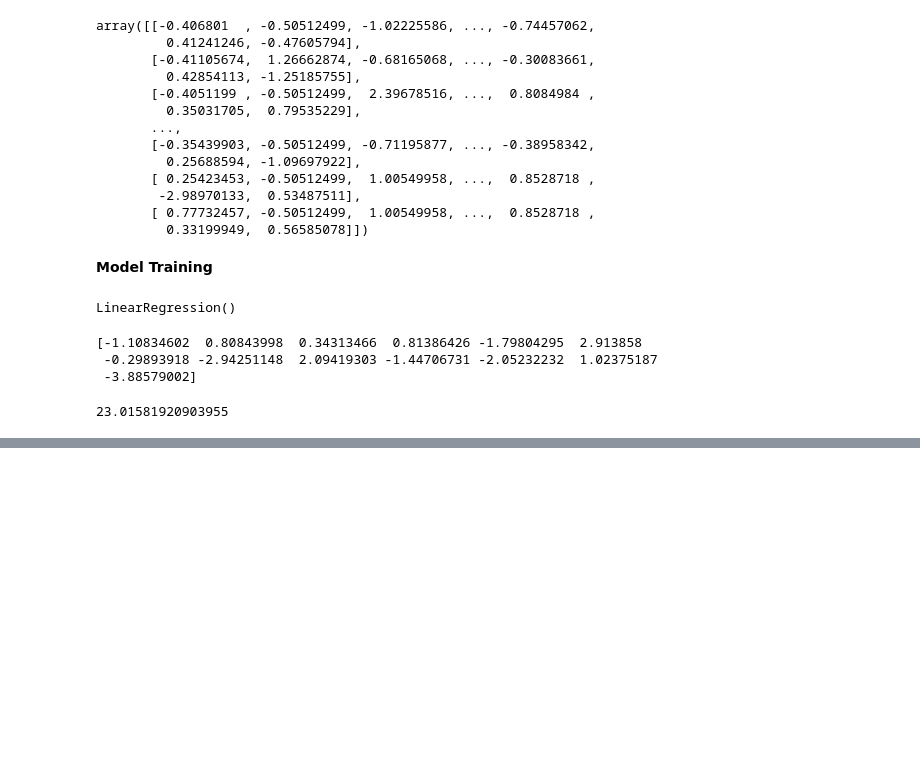
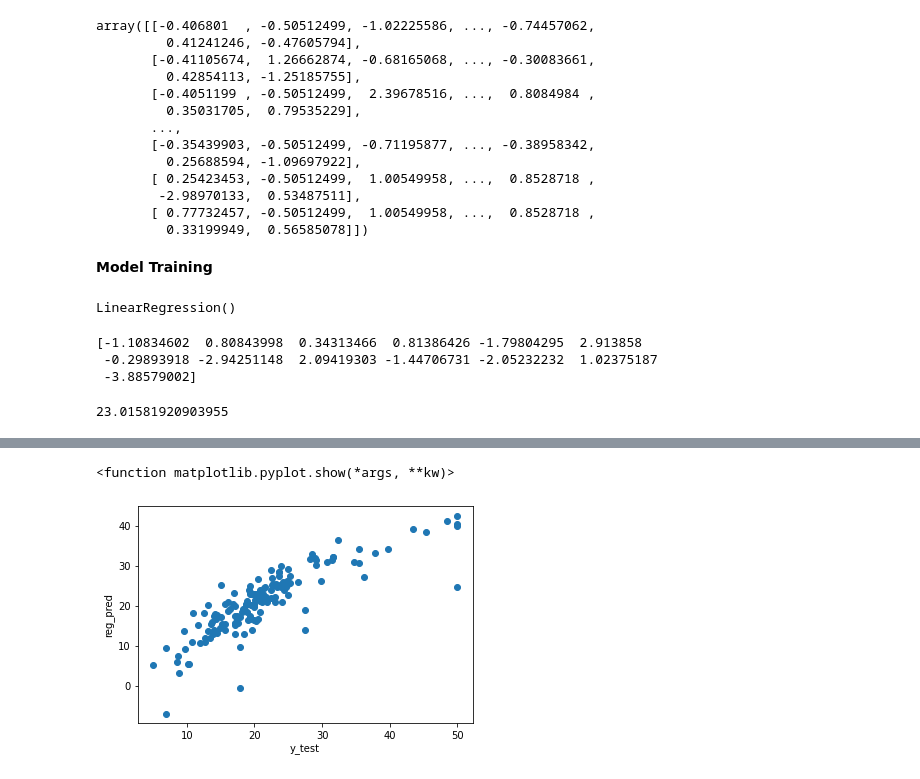
Before and after one commit to BHARATHBN-123/HousePricePrediction, a Jupyter notebook: HousePricePrediction.ipynb, the cells around one changed output, grey strips where cells are left out. Cells and saved outputs as stored; diff of their text form; code cells hidden in the pictures; blank space fills up the shorter version.

```diff
--- a/HousePricePrediction.ipynb
+++ b/HousePricePrediction.ipynb
@@ -252,3 +252,6 @@ print(model.coef_)
 print(model.intercept_)
 # %% [output]
 23.01581920903955
+# %%
+#regression prediction
+reg_pred = model.predict(X_test)
@@ -254,0 +279,9 @@ print(model.intercept_)
+# %%
+#scatter plotting using x_test and predected results
+plt.scatter(y_test , reg_pred)
+plt.xlabel("y_test")
+plt.ylabel("reg_pred")
+plt.show
+# %% [output]
+<function matplotlib.pyplot.show(*args, **kw)>
+[figure, added]
```
Also changed, not shown: parts of 4 cells of this notebook.
